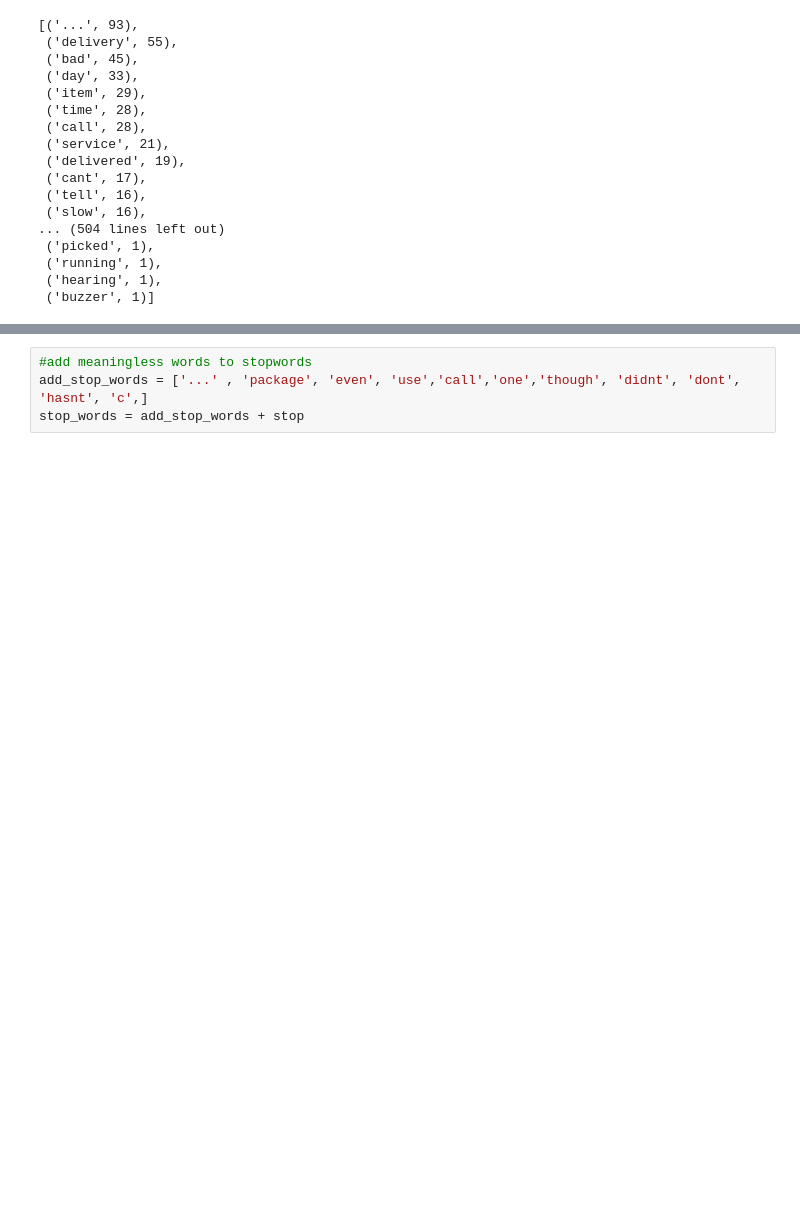
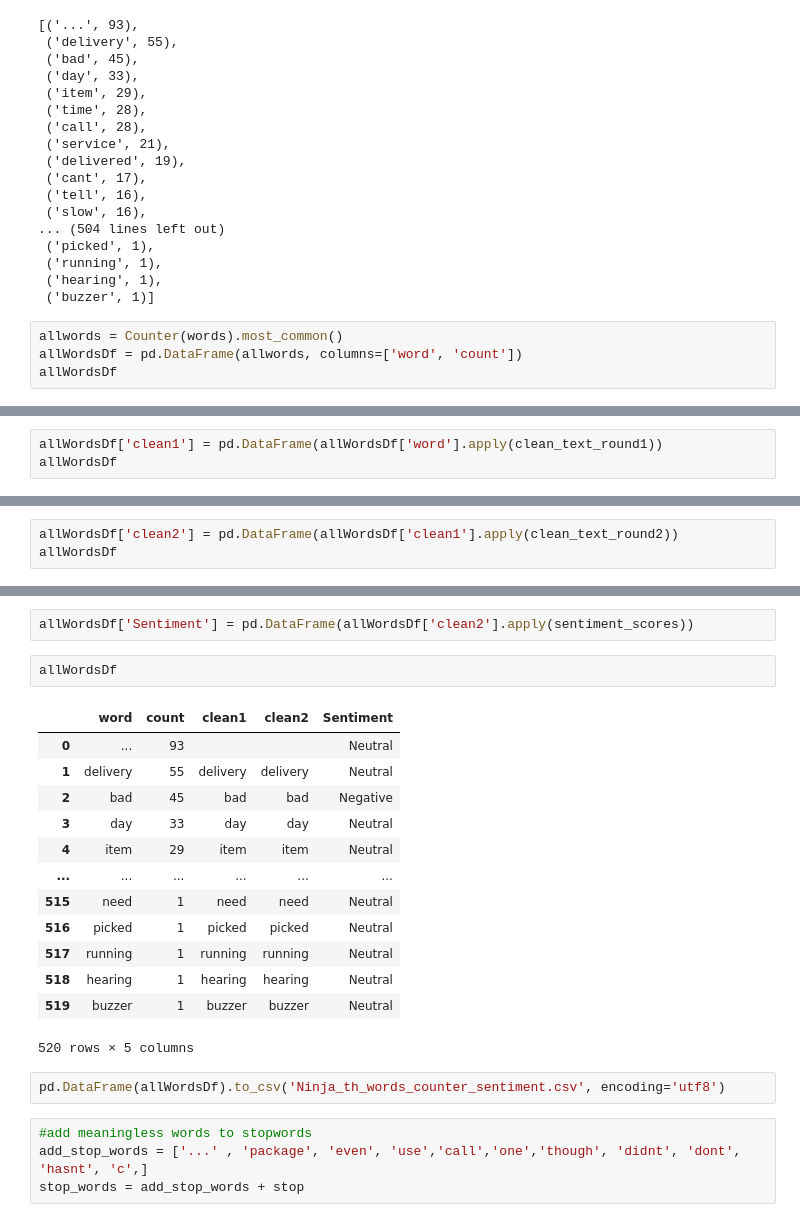
Before and after one commit to benneost/IS434-SWAT, a Jupyter notebook: courier_companies/TH_couriercompanies/ninja_thai/Ninja_th.ipynb, the cells around one changed output, grey strips where cells are left out. Drawn from its saved outputs; the diff is of its cells as text; blank space fills up the shorter version.

Commit message:
ninja_th

```diff
--- a/courier_companies/TH_couriercompanies/ninja_thai/Ninja_th.ipynb
+++ b/courier_companies/TH_couriercompanies/ninja_thai/Ninja_th.ipynb
@@ -193,3 +193,7 @@ Counter(words).most_common()
  ('running', 1),
  ('hearing', 1),
  ('buzzer', 1)]
+# %%
+allwords = Counter(words).most_common()
+allWordsDf = pd.DataFrame(allwords, columns=['word', 'count'])
+allWordsDf
@@ -195,0 +214,3 @@ Counter(words).most_common()
+# %%
+allWordsDf['clean1'] = pd.DataFrame(allWordsDf['word'].apply(clean_text_round1))
+allWordsDf
@@ -195,0 +231,3 @@ Counter(words).most_common()
+# %%
+allWordsDf['clean2'] = pd.DataFrame(allWordsDf['clean1'].apply(clean_text_round2))
+allWordsDf
@@ -196,3 +248,23 @@ Counter(words).most_common()
+# %%
+allWordsDf['Sentiment'] = pd.DataFrame(allWordsDf['clean2'].apply(sentiment_scores))
+# %%
+allWordsDf
+# %% [output]
+|  | word | count | clean1 | clean2 | Sentiment |
+| 0 | ... | 93 |  |  | Neutral |
+| 1 | delivery | 55 | delivery | delivery | Neutral |
+| 2 | bad | 45 | bad | bad | Negative |
+| 3 | day | 33 | day | day | Neutral |
+| 4 | item | 29 | item | item | Neutral |
+| ... | ... | ... | ... | ... | ... |
+| 515 | need | 1 | need | need | Neutral |
+| 516 | picked | 1 | picked | picked | Neutral |
+| 517 | running | 1 | running | running | Neutral |
+| 518 | hearing | 1 | hearing | hearing | Neutral |
+| 519 | buzzer | 1 | buzzer | buzzer | Neutral |
+520 rows × 5 columns
+# %%
+pd.DataFrame(allWordsDf).to_csv('Ninja_th_words_counter_sentiment.csv', encoding='utf8')
 # %%
 #add meaningless words to stopwords
 add_stop_words = ['...' , 'package', 'even', 'use','call','one','though', 'didnt', 'dont', 'hasnt', 'c',]
```
Also changed, not shown: parts of 3 cells of this notebook, 2 other files.
